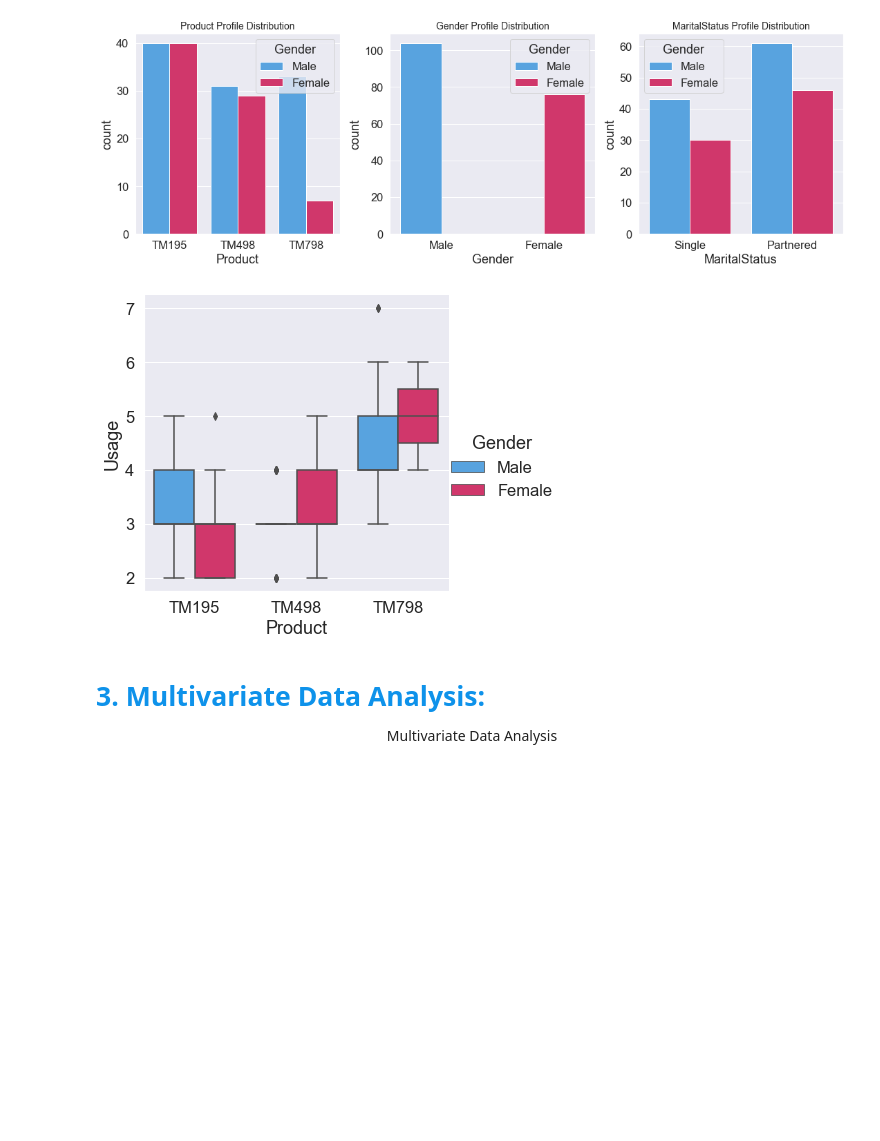
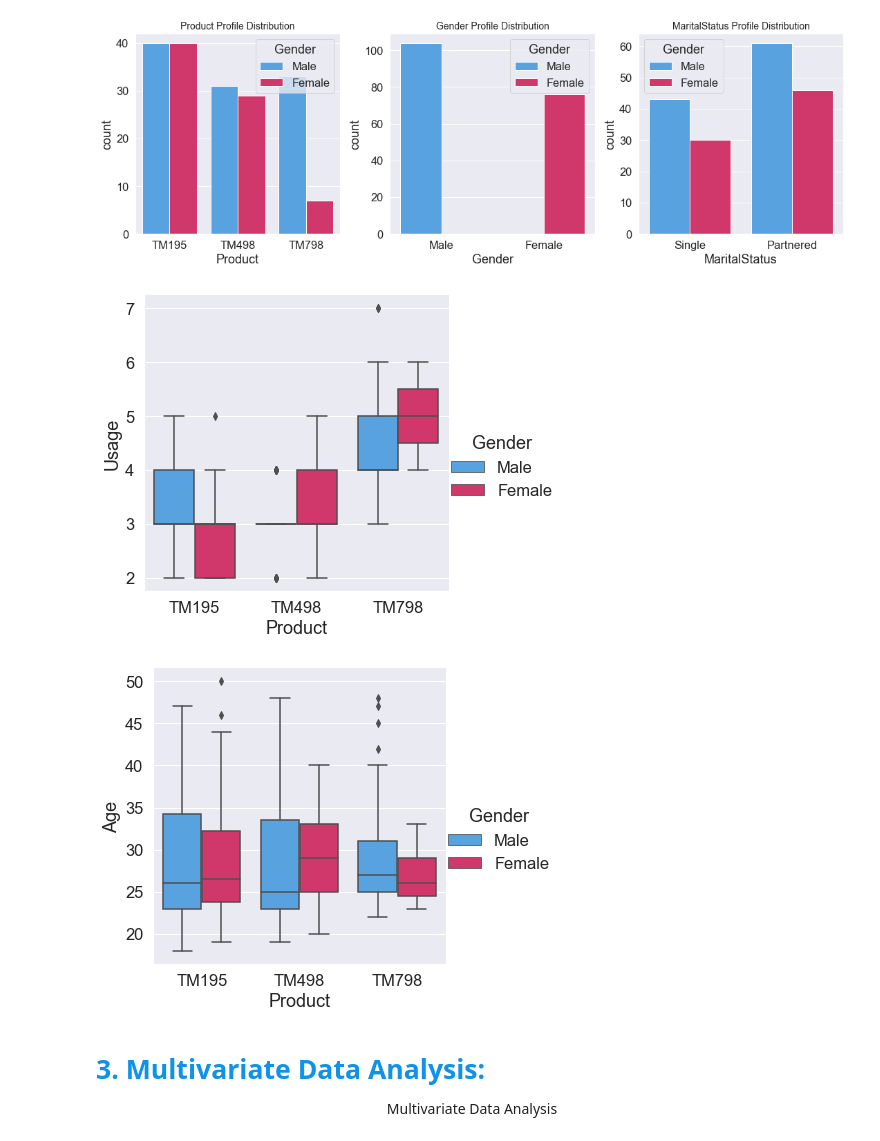
Before and after one commit to lavmot-ms/PG-AIML, a Jupyter notebook: src/Assignments/Assignment1 Data Exploration/Data Exploration Assignment.ipynb, the cells around one changed output. Saved outputs shown, nothing was run; the diff lists cells and outputs as text; code cells hidden in the pictures; blank space fills up the shorter version.

```diff
--- a/src/Assignments/Assignment1 Data Exploration/Data Exploration Assignment.ipynb
+++ b/src/Assignments/Assignment1 Data Exploration/Data Exploration Assignment.ipynb
@@ -166,10 +166,12 @@ for ax in axs.flat:
     count = count + 1
 # %% [output]
 [figure]
-# %%
-sns.catplot(data=main_data, x="Product", y="Usage", hue="Gender", kind="box", palette=gender_palette);
-# %% [output]
-[figure, removed]
+# %%
+sns.catplot(data=main_data, x="Product", y="Usage", hue="Gender", kind="box", palette=gender_palette);
+sns.catplot(data=main_data, x="Product", y="Age", hue="Gender", kind="box", palette=gender_palette);
+# %% [output]
+[figure, added]
+[figure, added]
 # %% [markdown]
 ####  <span style="font-family: Arial; font-weight:bold;font-size:1.9em;color:#0e92ea"> 3. Multivariate Data Analysis:
 
```
Also changed, not shown: parts of 2 cells of this notebook.
